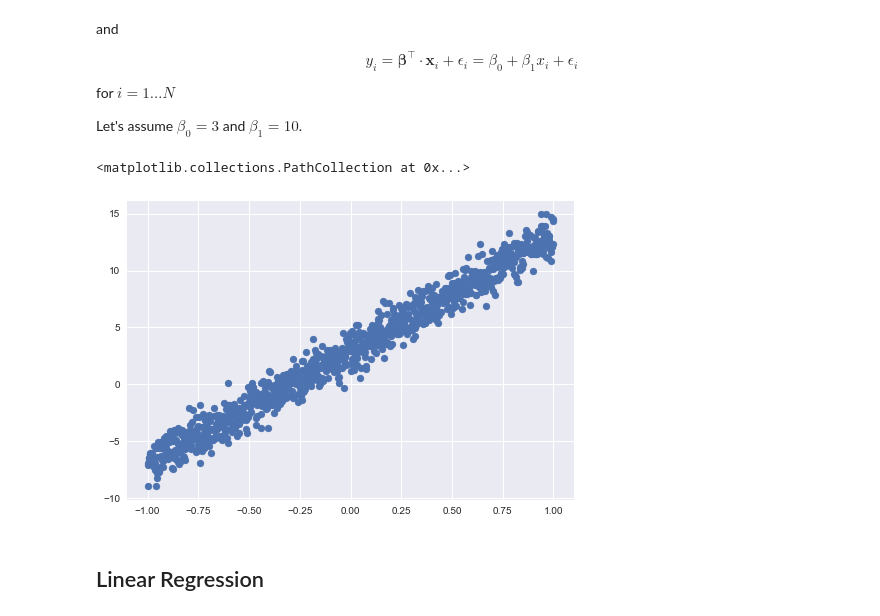
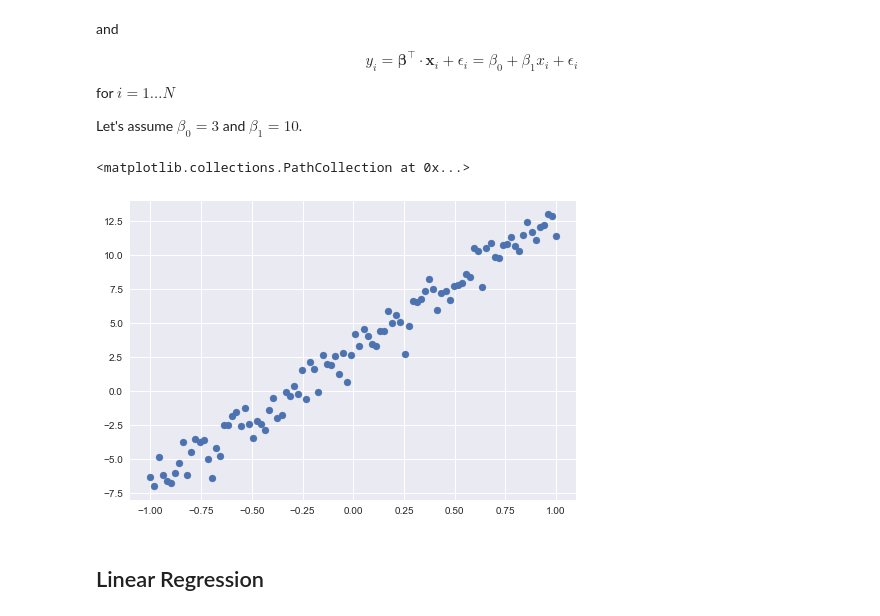
Before and after one commit to cityueegef/gef2021_aiot_exercise_notebooks, a Jupyter notebook: introduction_to_python/NumPy_exercise.ipynb, the cells around one changed output. Drawn from its saved outputs; the diff is of its cells as text; code cells hidden in the pictures.

```diff
--- a/introduction_to_python/NumPy_exercise.ipynb
+++ b/introduction_to_python/NumPy_exercise.ipynb
@@ -152,20 +152,20 @@ $$ y_i = \mathbf{\beta}^\top \cdot \mathbf{x}_i + \epsilon_i = \beta_0 + \beta_1
 
 Let's assume $\beta_0 = 3$ and $\beta_1 = 10$.
 # %%
-N = 1000 #sample size
+N = 100 #sample size
 
 true_beta = np.array([3,10])
 x = np.linspace(-1,1, N)
 x1 = np.vstack([np.ones(x.shape), x])
 
 eps = np.random.normal(0,1,N)
 
 y = np.matmul(true_beta, x1) + eps
 
 plt.scatter(x,y)
 # %% [output]
 <matplotlib.collections.PathCollection at 0x...>
-[figure, old version]
+[figure, new version]
 # %% [markdown]
 ## Linear Regression
 # %% [markdown]
```
Also changed, not shown: parts of 16 cells of this notebook.
